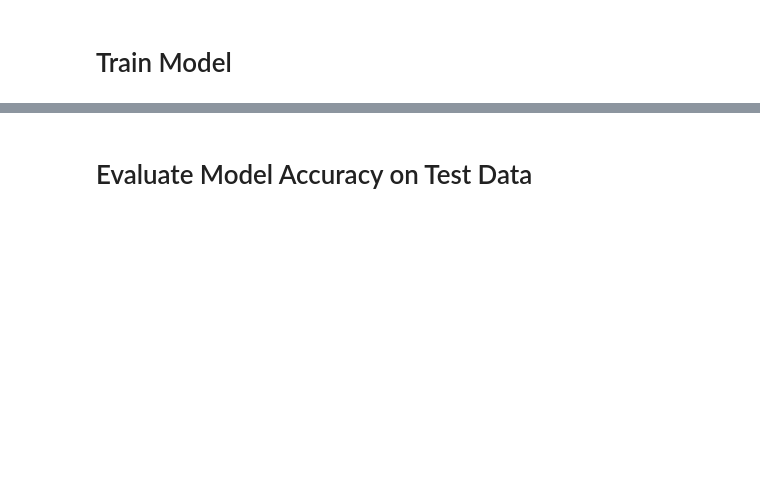
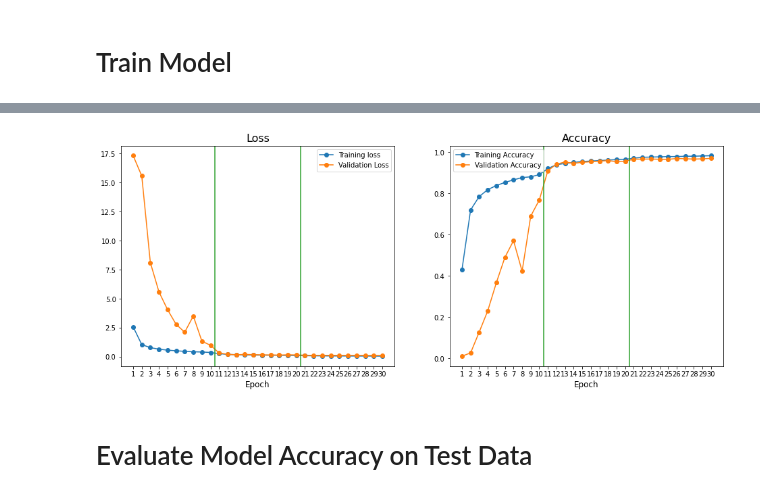
Before and after one commit to Matthew-Weisberg/BirdClassifier, a Jupyter notebook: bird-classifier.ipynb, the cells around one changed output, grey strips where cells are left out. Drawn from its saved outputs; the diff is of its cells as text; code cells hidden in the pictures; blank space fills up the shorter version.

```diff
--- a/bird-classifier.ipynb
+++ b/bird-classifier.ipynb
@@ -395,0 +408,13 @@ ax2.legend();
+# %%
+optimizer_3 = tf.keras.optimizers.Adam(learning_rate = LEARNING_RATE * ROUND_2_LEARNING_SCALER * ROUND_3_LEARNING_SCALER)
+
+callbacks = [model_checkpoint, model.history]
+
+model.compile(optimizer = optimizer_3,
+              loss = loss,
+              metrics=['accuracy'])
+# %%
+history = model.fit(train,
+                    validation_data=valid,
+                    epochs=ROUND_3_EPOCHS,
+                    callbacks = callbacks)
@@ -396,3 +439,30 @@ ax2.legend();
+# %%
+fig, (ax1, ax2) = plt.subplots(1,2, figsize=(16,6))
+title_fontsize = 16
+axis_fontsize = 12
+
+total_epochs += ROUND_3_EPOCHS
+new_rounds += [ROUND_1_EPOCHS + ROUND_2_EPOCHS + 0.5]
+
+ax1.plot(range(1, total_epochs + 1), history.history['loss'], marker='o', label='Training loss')
+ax1.plot(range(1, total_epochs + 1), history.history['val_loss'], marker='o', label='Validation Loss')
+ax1.legend()
+ax1.set_xticks(range(1, total_epochs + 1))
+ax1.set_title('Loss', fontsize=title_fontsize)
+ax1.set_xlabel('Epoch', fontsize=axis_fontsize)
+
+ax2.plot(range(1, total_epochs + 1), history.history['accuracy'], marker='o', label='Training Accuracy')
+ax2.plot(range(1, total_epochs + 1), history.history['val_accuracy'], marker='o', label='Validation Accuracy')
+ax2.legend()
+ax2.set_xticks(range(1, total_epochs + 1))
+ax2.set_title('Accuracy', fontsize=title_fontsize)
+ax2.set_xlabel('Epoch', fontsize=axis_fontsize);
+
+for new_round in new_rounds:
+    ax1.axvline(new_round, c='tab:green')
+    ax2.axvline(new_round, c='tab:green');
+# %% [output]
+[figure, added]
 # %% [markdown]
 # Evaluate Model Accuracy on Test Data
 # %%
```
Also changed, not shown: parts of 18 cells of this notebook.
